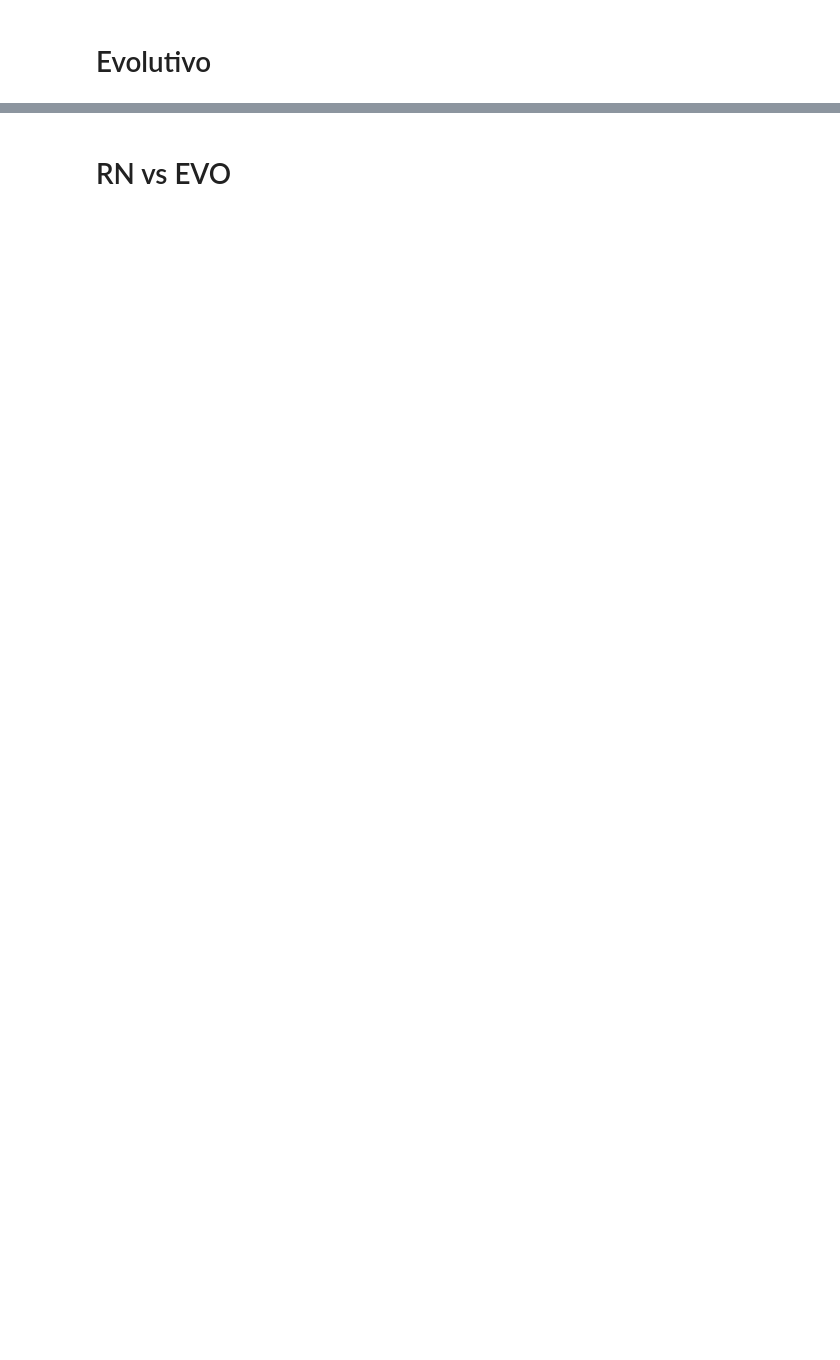
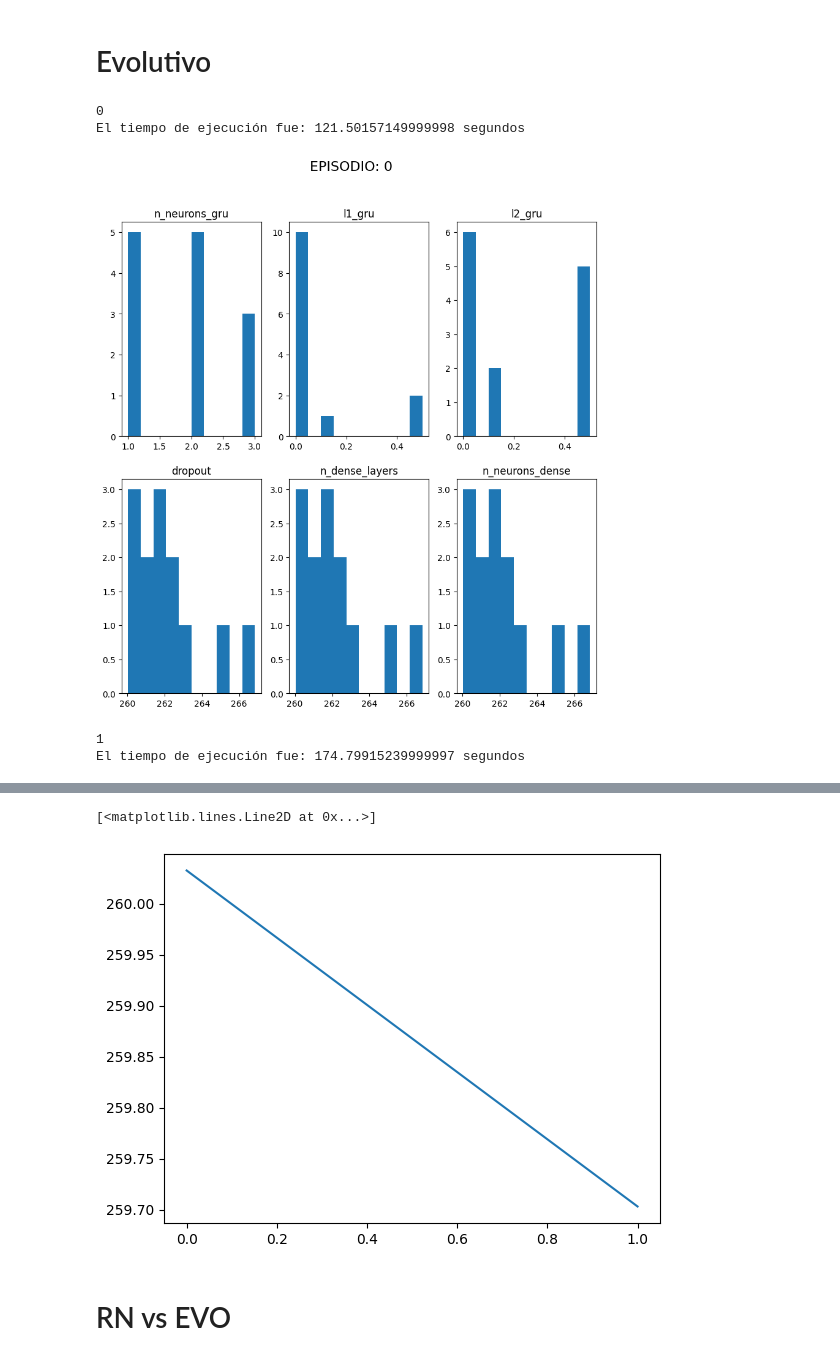
Before and after one commit to tintenderete/TFM, a Jupyter notebook: EVO/tfm_main.ipynb, the cells around one changed output, grey strips where cells are left out. Cells and saved outputs as stored; diff of their text form; code cells hidden in the pictures; blank space fills up the shorter version.

```diff
--- a/EVO/tfm_main.ipynb
+++ b/EVO/tfm_main.ipynb
@@ -98,0 +99,72 @@ plt.plot(h.history["val_loss"])
+# %%
+population_size = 10
+n_generations = 3
+n_save_best_population = 3
+n_inds_selection_function = 6
+epochs=2
+initial_population = i1.initial_population(population_size)
+
+# assuming that X and Y are your data
+ga = GeneticAlgorithm(
+    initial_population=initial_population,
+    fitness_function=lambda population: i1.fitness_function(population, X_TRAIN, Y_TRAIN, X_VALID, Y_VALID, epochs=epochs),
+    selection_function=lambda population, fitness: i1.selection_function(population, fitness, n_inds_selection_function),
+    crossover_function= i1.crossover_function,
+    mutation_function=lambda population:  population,
+    immigration_function=lambda: i1.initial_population(population_size),
+    n_generations=n_generations,
+    n_save_best_population=n_save_best_population
+)
+# %%
+n_episodios = 3
+
+
+fitness_evo = []
+
+for i in range(n_episodios):
+    print(i)
+    start_time = timeit.default_timer()
+    # ENTRENAMOS N GENERACIONES
+    best_solution = ga.run()
+
+    fitness_evo.append(ga.fitness.min())
+
+    end_time = timeit.default_timer()
+    execution_time = end_time - start_time
+    print(f"El tiempo de ejecución fue: {execution_time} segundos")
+
+    fig , axs = plt.subplots(2,3, figsize=(10,10))
+
+    axs[0,0].hist(ga.population[:,0])
+    axs[0,0].set_title('n_neurons_gru')
+
+    axs[0,1].hist(ga.population[:,1])
+    axs[0,1].set_title('l1_gru')
+
+    axs[0,2].hist(ga.population[:,2])
+    axs[0,2].set_title('l2_gru')
+
+    axs[1,0].hist(ga.population[:,3])
+    axs[1,0].set_title('dropout')
+
+    axs[1,1].hist(ga.population[:,4])
+    axs[1,1].set_title('n_dense_layers')
+
+    axs[1,2].hist(ga.population[:,5])
+    axs[1,2].set_title('n_neurons_dense')
+
+
+
+    fig.suptitle('EPISODIO: ' + str(i), fontsize=16)
+
+
+    plt.show()
+
+
+plt.plot(fitness_evo)
+# %% [output]
+0
+El tiempo de ejecución fue: 121.50157149999998 segundos
+[figure, added]
+1
+El tiempo de ejecución fue: 174.79915239999997 segundos
@@ -99,2 +172,4 @@ plt.plot(h.history["val_loss"])
+[<matplotlib.lines.Line2D at 0x...>]
+[figure, added]
 # %% [markdown]
 # RN vs EVO
```
Also changed, not shown: parts of 11 cells of this notebook, 2 other files.
